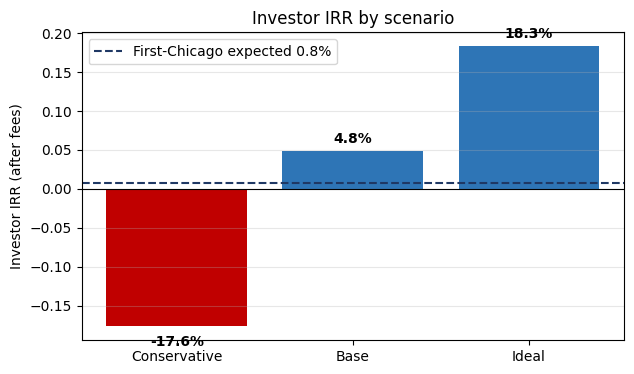
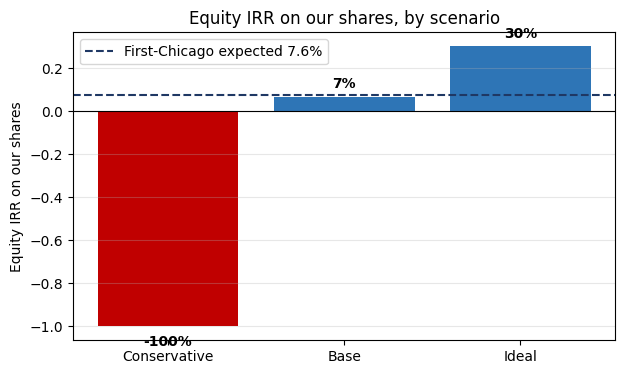
The notebook cell's code change between the first figure and the second:
--- before
+++ after
@@ -7,6 +7,7 @@
 ax.axhline(fc['expected_irr'], color=NAVY, ls='--', lw=1.5,
            label=f"First-Chicago expected {fc['expected_irr']:.1%}")
-[ax.annotate(f'{v:.1%}', (b.get_x()+b.get_width()/2, v), textcoords='offset points',
+[ax.annotate(f'{v:.0%}', (b.get_x()+b.get_width()/2, v), textcoords='offset points',
              xytext=(0, 6 if v >= 0 else -14), ha='center', fontweight='bold') for b, v in zip(bars, irrs)]
-ax.set_ylabel('Investor IRR (after fees)'); ax.set_title('Investor IRR by scenario'); ax.legend(); ax.grid(axis='y', alpha=.3)
+ax.set_ylabel('Equity IRR on our shares'); ax.set_title('Equity IRR on our shares, by scenario')
+ax.legend(); ax.grid(axis='y', alpha=.3)
 plt.show()

Commit: Part B (code): reframe fund LP -> direct shareholder